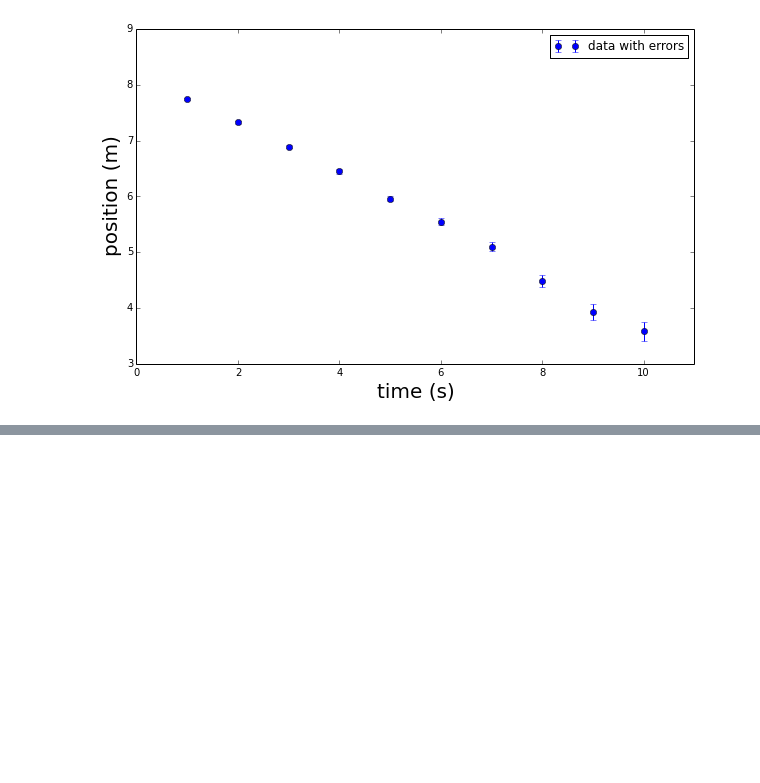
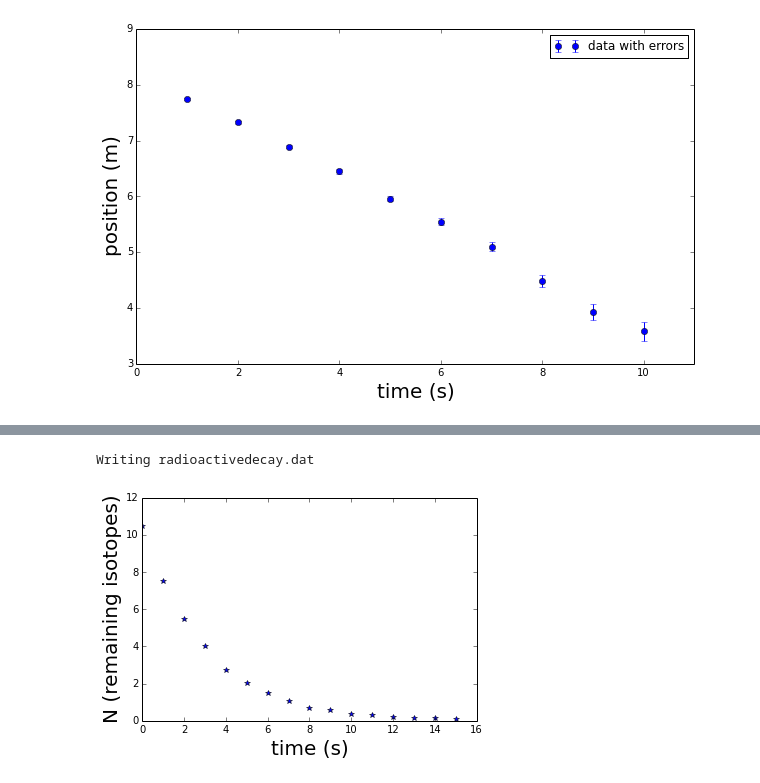
Before and after one commit to dclove202/PHYS202-S14, a Jupyter notebook: SciPy/OptimizationTour.ipynb, the cells around one changed output, grey strips where cells are left out. Cells and saved outputs as stored; diff of their text form; code cells hidden in the pictures; blank space fills up the shorter version.

```diff
--- a/SciPy/OptimizationTour.ipynb
+++ b/SciPy/OptimizationTour.ipynb
@@ -138,0 +160,33 @@ plt.show()
+# %%
+%%file radioactivedecay.dat
+#time   N_(remaining)
+0.0 10.48
+1.0 7.54
+2.0 5.49
+3.0 4.02
+4.0 2.74
+5.0 2.02
+6.0 1.50
+7.0 1.09
+8.0 0.68
+9.0 0.57
+10.0 0.37
+11.0 0.31
+12.0 0.19
+13.0 0.15
+14.0 0.13
+15.0 0.11
+# %% [output]
+Writing radioactivedecay.dat
+# %%
+data = np.loadtxt('radioactivedecay.dat')
+t = data[:,0]
+num = data[:,1]
+# %%
+plt.plot(t,num,"b*")
+plt.xlabel("time (s)",fontsize=20)
+plt.ylabel("N (remaining isotopes)",fontsize=20)
+
+plt.show()
+# %% [output]
+[figure, added]
```
Also changed, not shown: parts of 24 cells of this notebook, 5 other files.
